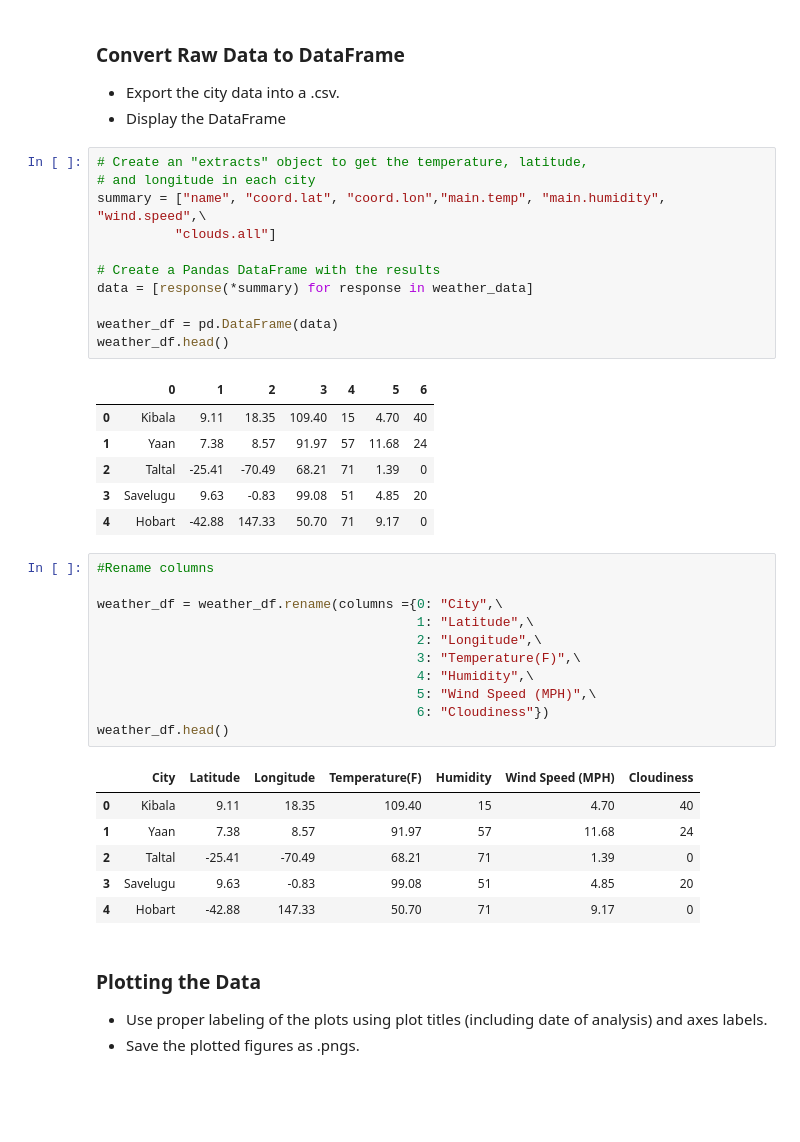
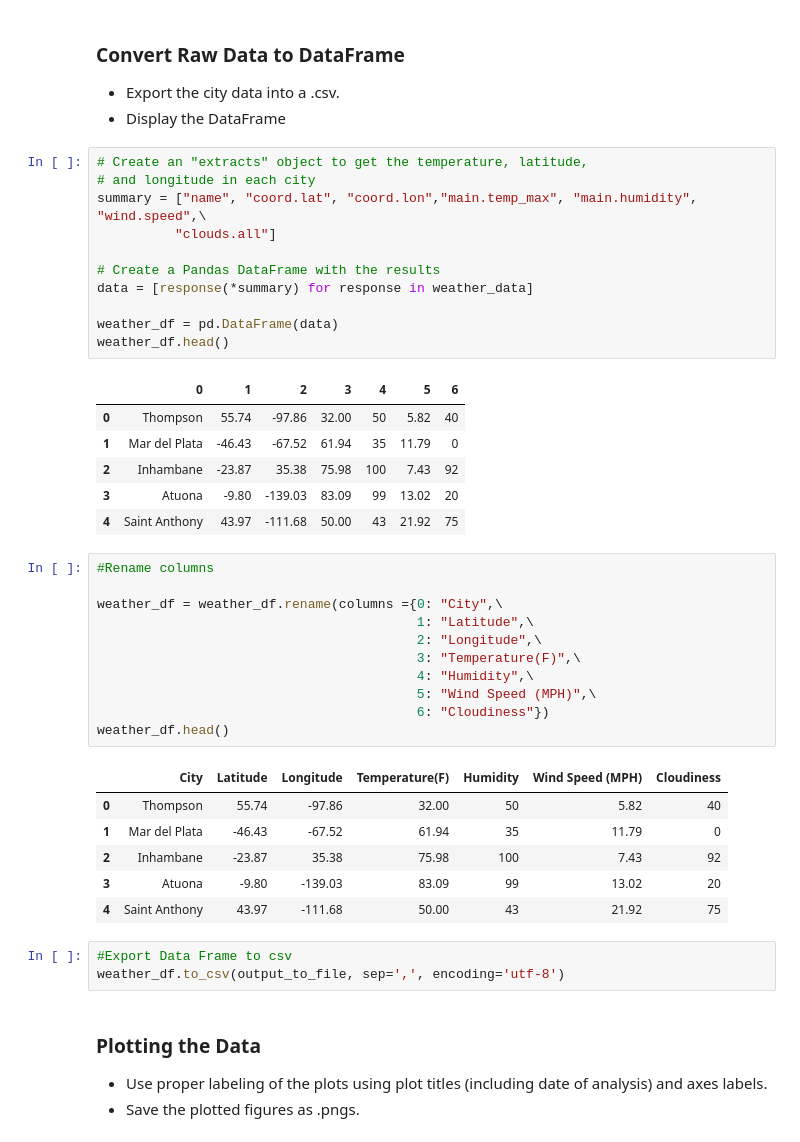
Before and after one commit to mawothe/HomeworkRepo, a Jupyter notebook: Homework_6/starter_code/WeatherPy.ipynb, the cells around one changed output. Saved outputs shown, nothing was run; the diff lists cells and outputs as text; blank space fills up the shorter version.

```diff
--- a/Homework_6/starter_code/WeatherPy.ipynb
+++ b/Homework_6/starter_code/WeatherPy.ipynb
@@ -130,21 +133,21 @@ weather_data[1]
 # %%
 # Create an "extracts" object to get the temperature, latitude,
 # and longitude in each city
-summary = ["name", "coord.lat", "coord.lon","main.temp", "main.humidity", "wind.speed",\
+summary = ["name", "coord.lat", "coord.lon","main.temp_max", "main.humidity", "wind.speed",\
           "clouds.all"]
 
 # Create a Pandas DataFrame with the results
 data = [response(*summary) for response in weather_data]
 
 weather_df = pd.DataFrame(data)
 weather_df.head()
 # %% [output]
 |  | 0 | 1 | 2 | 3 | 4 | 5 | 6 |
-| 0 | Kibala | 9.11 | 18.35 | 109.40 | 15 | 4.70 | 40 |
-| 1 | Yaan | 7.38 | 8.57 | 91.97 | 57 | 11.68 | 24 |
-| 2 | Taltal | -25.41 | -70.49 | 68.21 | 71 | 1.39 | 0 |
-| 3 | Savelugu | 9.63 | -0.83 | 99.08 | 51 | 4.85 | 20 |
-| 4 | Hobart | -42.88 | 147.33 | 50.70 | 71 | 9.17 | 0 |
+| 0 | Thompson | 55.74 | -97.86 | 32.00 | 50 | 5.82 | 40 |
+| 1 | Mar del Plata | -46.43 | -67.52 | 61.94 | 35 | 11.79 | 0 |
+| 2 | Inhambane | -23.87 | 35.38 | 75.98 | 100 | 7.43 | 92 |
+| 3 | Atuona | -9.80 | -139.03 | 83.09 | 99 | 13.02 | 20 |
+| 4 | Saint Anthony | 43.97 | -111.68 | 50.00 | 43 | 21.92 | 75 |
 # %%
 #Rename columns
 
@@ -158,11 +161,14 @@ weather_df = weather_df.rename(columns ={0: "City",\
 weather_df.head()
 # %% [output]
 |  | City | Latitude | Longitude | Temperature(F) | Humidity | Wind Speed (MPH) | Cloudiness |
-| 0 | Kibala | 9.11 | 18.35 | 109.40 | 15 | 4.70 | 40 |
-| 1 | Yaan | 7.38 | 8.57 | 91.97 | 57 | 11.68 | 24 |
-| 2 | Taltal | -25.41 | -70.49 | 68.21 | 71 | 1.39 | 0 |
-| 3 | Savelugu | 9.63 | -0.83 | 99.08 | 51 | 4.85 | 20 |
-| 4 | Hobart | -42.88 | 147.33 | 50.70 | 71 | 9.17 | 0 |
+| 0 | Thompson | 55.74 | -97.86 | 32.00 | 50 | 5.82 | 40 |
+| 1 | Mar del Plata | -46.43 | -67.52 | 61.94 | 35 | 11.79 | 0 |
+| 2 | Inhambane | -23.87 | 35.38 | 75.98 | 100 | 7.43 | 92 |
+| 3 | Atuona | -9.80 | -139.03 | 83.09 | 99 | 13.02 | 20 |
+| 4 | Saint Anthony | 43.97 | -111.68 | 50.00 | 43 | 21.92 | 75 |
+# %%
+#Export Data Frame to csv
+weather_df.to_csv(output_to_file, sep=',', encoding='utf-8')
 # %% [markdown]
 ### Plotting the Data
 * Use proper labeling of the plots using plot titles (including date of analysis) and axes labels.
```
Also changed, not shown: parts of 8 cells of this notebook, 2 other files.
